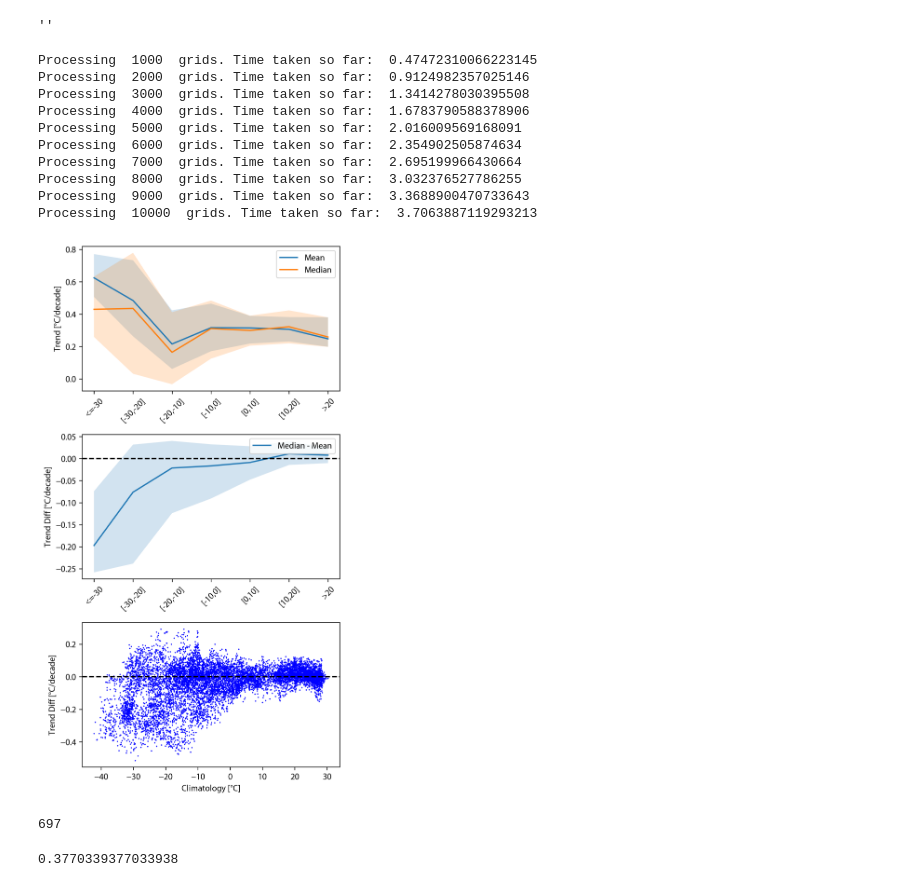
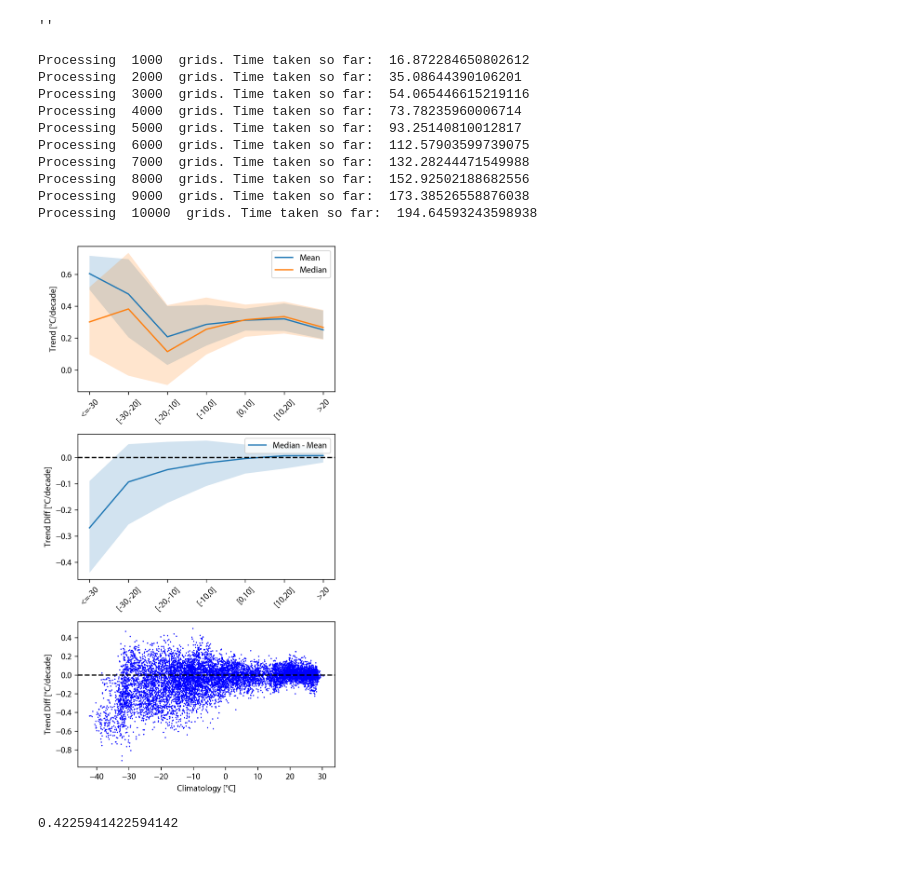
Before and after one commit to cruiseryy/mean_vs_median_temp, a Jupyter notebook: temp_trends_whole_nh.ipynb, the cells around one changed output. Cells and saved outputs as stored; diff of their text form; code cells hidden in the pictures.

Commit message:
updated with the Theil-Sen regression for estimating slopes

```diff
--- a/temp_trends_whole_nh.ipynb
+++ b/temp_trends_whole_nh.ipynb
@@ -59,7 +61,6 @@ mask[30:, :] = mask[30:, :] * mask2
 # compute median and mean trends and p-values
 
 xx = np.arange(39)
-xx = sm.add_constant(xx)
 
 cnt = 0
 t1 = time()
@@ -75,11 +76,13 @@ for i in range(90):
         if cnt % 1000 == 0:
             print('Processing ', cnt, ' grids. Time taken so far: ', time() - t1)
 
-        lm1 = sm.OLS(temp_mean[:, i, j], xx).fit()
-        k_mean.append(lm1.params[1] * 10) # multiply by 10 to get the trend per decade
+        lm1 = TheilSenRegressor(random_state=42)
+        lm1.fit(xx[:,None], temp_mean[:,i,j])
+        k_mean.append(lm1.coef_[0] * 10)
 
-        lm2 = sm.OLS(temp_median[:, i, j], xx).fit()
-        k_median.append(lm2.params[1] * 10)
+        lm2 = TheilSenRegressor(random_state=42)
+        lm2.fit(xx[:,None], temp_median[:,i,j])
+        k_median.append(lm2.coef_[0] * 10)
 
         climatology_v.append(temp_climatology[i, j])
 
@@ -87,16 +90,16 @@ k_mean = np.array(k_mean)
 k_median = np.array(k_median)
 climatology_v = np.array(climatology_v)
 # %% [output]
-Processing  1000  grids. Time taken so far:  0.47472310066223145
-Processing  2000  grids. Time taken so far:  0.9124982357025146
-Processing  3000  grids. Time taken so far:  1.3414278030395508
-Processing  4000  grids. Time taken so far:  1.6783790588378906
-Processing  5000  grids. Time taken so far:  2.016009569168091
-Processing  6000  grids. Time taken so far:  2.354902505874634
-Processing  7000  grids. Time taken so far:  2.695199966430664
-Processing  8000  grids. Time taken so far:  3.032376527786255
-Processing  9000  grids. Time taken so far:  3.3688900470733643
-Processing  10000  grids. Time taken so far:  3.7063887119293213
+Processing  1000  grids. Time taken so far:  16.872284650802612
+Processing  2000  grids. Time taken so far:  35.08644390106201
+Processing  3000  grids. Time taken so far:  54.065446615219116
+Processing  4000  grids. Time taken so far:  73.78235960006714
+Processing  5000  grids. Time taken so far:  93.25140810012817
+Processing  6000  grids. Time taken so far:  112.57903599739075
+Processing  7000  grids. Time taken so far:  132.28244471549988
+Processing  8000  grids. Time taken so far:  152.92502188682556
+Processing  9000  grids. Time taken so far:  173.38526558876038
+Processing  10000  grids. Time taken so far:  194.64593243598938
 # %%
 
 # Define the bins and corresponding labels
@@ -112,17 +115,20 @@ grouped_indices = np.digitize(climatology_v, bins)
 k_mean_group = {}
 k_median_group = {}
 diff_group = {}
+climatology_group = {}
 
 for i in range(len(bins)+1):
     k_mean_group[i] = []
     k_median_group[i] = []
     diff_group[i] = []
+    climatology_group[i] = []
 
 cnt = 0
 for idx, group_id in enumerate(grouped_indices):
     k_mean_group[group_id].append(k_mean[idx])
     k_median_group[group_id].append(k_median[idx])
     diff_group[group_id].append(k_median[idx] - k_mean[idx])
+    climatology_group[group_id].append(climatology_v[idx])
     if k_median[idx] - k_mean[idx] > 0:
         cnt += 1
 
@@ -141,7 +147,6 @@ for i in range(len(bins)+1):
     mid_median.append(np.median(k_median_group[i]))
     upp_median.append(np.percentile(k_median_group[i], 75))
     low_median.append(np.percentile(k_median_group[i], 25))
-
 
 mid_diff = []
 upp_diff = []
@@ -151,41 +156,38 @@ for i in range(len(bins)+1):
     upp_diff.append(np.percentile(diff_group[i], 25))
     low_diff.append(np.percentile(diff_group[i], 75))
 
 fig, ax = plt.subplots(3, 1, figsize=(5, 9))
 ax[0].plot(np.arange(len(bins)+1), mid_mean, label='Mean')
 ax[0].fill_between(np.arange(len(bins)+1), low_mean, upp_mean, alpha=0.2)
 ax[0].plot(np.arange(len(bins)+1), mid_median, label='Median')
 ax[0].fill_between(np.arange(len(bins)+1), low_median, upp_median, alpha=0.2)
 ax[0].set_xticks(np.arange(len(bins)+1))
 ax[0].set_xticklabels(label_str)
 ax[0].tick_params(axis='x', labelrotation=45)
 ax[0].legend()
 ax[0].set_ylabel('Trend [°C/decade]')
 
 ax[1].plot(np.arange(len(bins)+1), mid_diff, label='Median - Mean')
 ax[1].fill_between(np.arange(len(bins)+1), low_diff, upp_diff, alpha=0.2)
 ax[1].axline((0, 0), slope=0, color='black', linestyle='--')
 ax[1].set_xticks(np.arange(len(bins)+1))
 ax[1].set_xticklabels(label_str)
 ax[1].tick_params(axis='x', labelrotation=45)
 ax[1].legend()
 ax[1].set_ylabel('Trend Diff [°C/decade]')
 
 ax[2].scatter(climatology_v, k_median - k_mean, color='blue', marker='.', s=1)
 ax[2].axline((0, 0), slope=0, color='black', linestyle='--')
 ax[2].set_ylabel('Trend Diff [°C/decade]')
 ax[2].set_xlabel('Climatology [°C]')
 
 fig.tight_layout()
+fig.savefig('figures/trends_grouped_by_climatology_whole_NH.png')
 # %% [output]
-[figure, old version]
+[figure, new version]
-# %%
-np.sum(climatology_v < -30)
-# %% [output]
-697
 # %%
 k = 6
 neg_cnt = sum([x < 0 for x in diff_group[k]])
 print(neg_cnt / len(diff_group[k]))
 # %% [output]
-0.3770339377033938
+0.4225941422594142
```
Also changed, not shown: parts of 1 cell of this notebook, 8 other files.
